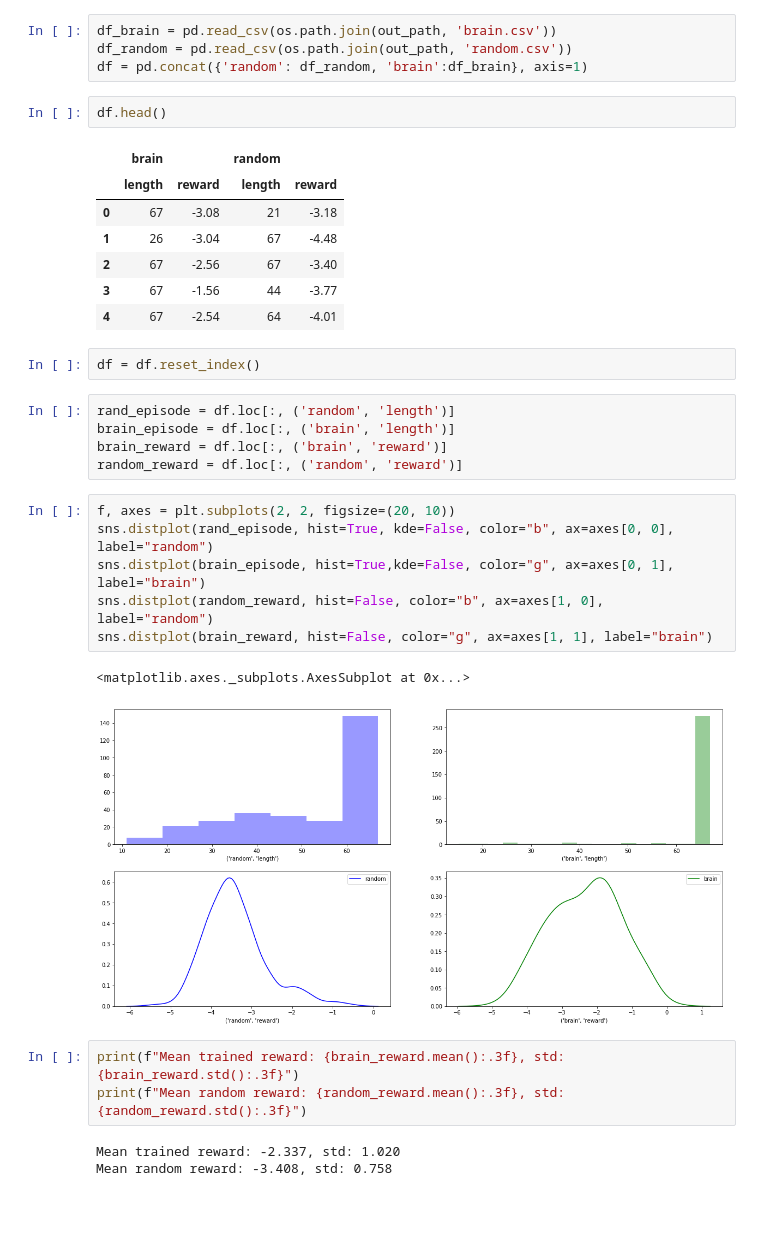
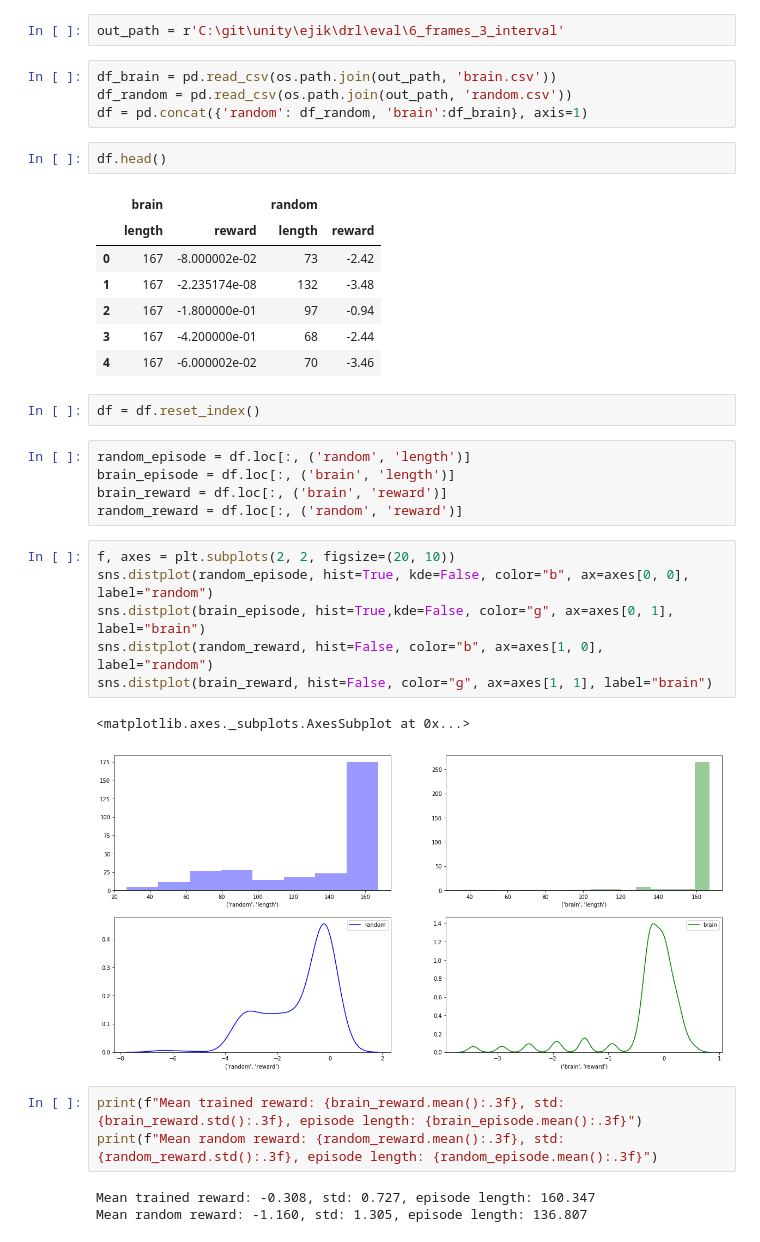
Before and after one commit to fierval/ejik, a Jupyter notebook: drl/Ejik Analysis.ipynb, the cells around one changed output. Drawn from its saved outputs; the diff is of its cells as text; blank space fills up the shorter version.

```diff
--- a/drl/Ejik Analysis.ipynb
+++ b/drl/Ejik Analysis.ipynb
@@ -12,3 +10,5 @@ out_path = r'c:\temp\ejik'
+# %%
+out_path = r'C:\git\unity\ejik\drl\eval\6_frames_3_interval'
 # %%
 df_brain = pd.read_csv(os.path.join(out_path, 'brain.csv'))
 df_random = pd.read_csv(os.path.join(out_path, 'random.csv'))
@@ -18,30 +18,30 @@ df.head()
 # %% [output]
 |  | brain |  | random |  |
 |  | length | reward | length | reward |
-| 0 | 67 | -3.08 | 21 | -3.18 |
-| 1 | 26 | -3.04 | 67 | -4.48 |
-| 2 | 67 | -2.56 | 67 | -3.40 |
-| 3 | 67 | -1.56 | 44 | -3.77 |
-| 4 | 67 | -2.54 | 64 | -4.01 |
+| 0 | 167 | -8.000002e-02 | 73 | -2.42 |
+| 1 | 167 | -2.235174e-08 | 132 | -3.48 |
+| 2 | 167 | -1.800000e-01 | 97 | -0.94 |
+| 3 | 167 | -4.200000e-01 | 68 | -2.44 |
+| 4 | 167 | -6.000002e-02 | 70 | -3.46 |
 # %%
 df = df.reset_index()
 # %%
-rand_episode = df.loc[:, ('random', 'length')]
+random_episode = df.loc[:, ('random', 'length')]
 brain_episode = df.loc[:, ('brain', 'length')]
 brain_reward = df.loc[:, ('brain', 'reward')]
 random_reward = df.loc[:, ('random', 'reward')]
 # %%
 f, axes = plt.subplots(2, 2, figsize=(20, 10))
-sns.distplot(rand_episode, hist=True, kde=False, color="b", ax=axes[0, 0], label="random")
+sns.distplot(random_episode, hist=True, kde=False, color="b", ax=axes[0, 0], label="random")
 sns.distplot(brain_episode, hist=True,kde=False, color="g", ax=axes[0, 1], label="brain")
 sns.distplot(random_reward, hist=False, color="b", ax=axes[1, 0], label="random")
 sns.distplot(brain_reward, hist=False, color="g", ax=axes[1, 1], label="brain")
 # %% [output]
 <matplotlib.axes._subplots.AxesSubplot at 0x...>
-[figure, old version]
+[figure, new version]
 # %%
-print(f"Mean trained reward: {brain_reward.mean():.3f}, std: {brain_reward.std():.3f}")
-print(f"Mean random reward: {random_reward.mean():.3f}, std: {random_reward.std():.3f}")
+print(f"Mean trained reward: {brain_reward.mean():.3f}, std: {brain_reward.std():.3f}, episode length: {brain_episode.mean():.3f}")
+print(f"Mean random reward: {random_reward.mean():.3f}, std: {random_reward.std():.3f}, episode length: {random_episode.mean():.3f}")
 # %% [output]
-Mean trained reward: -2.337, std: 1.020
-Mean random reward: -3.408, std: 0.758
+Mean trained reward: -0.308, std: 0.727, episode length: 160.347
+Mean random reward: -1.160, std: 1.305, episode length: 136.807
```
Also changed, not shown: parts of 1 cell of this notebook, 5 other files.
